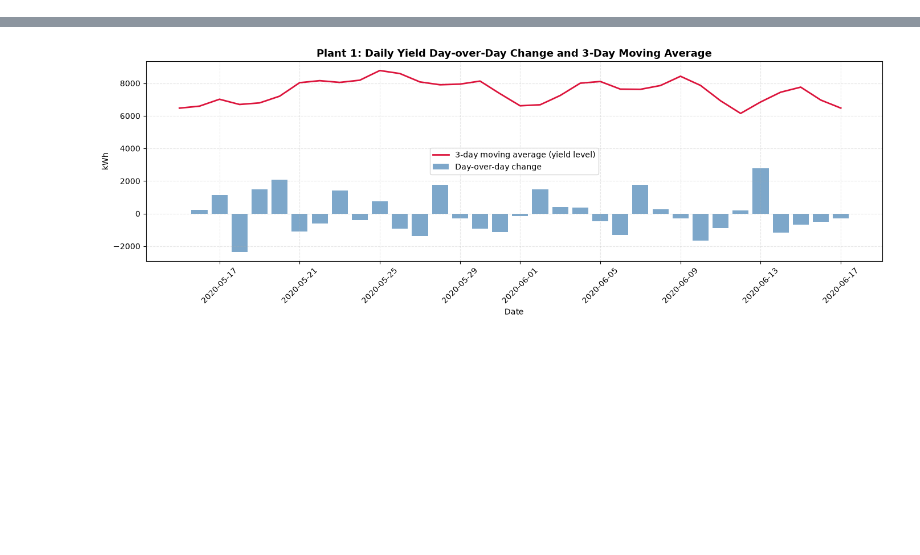
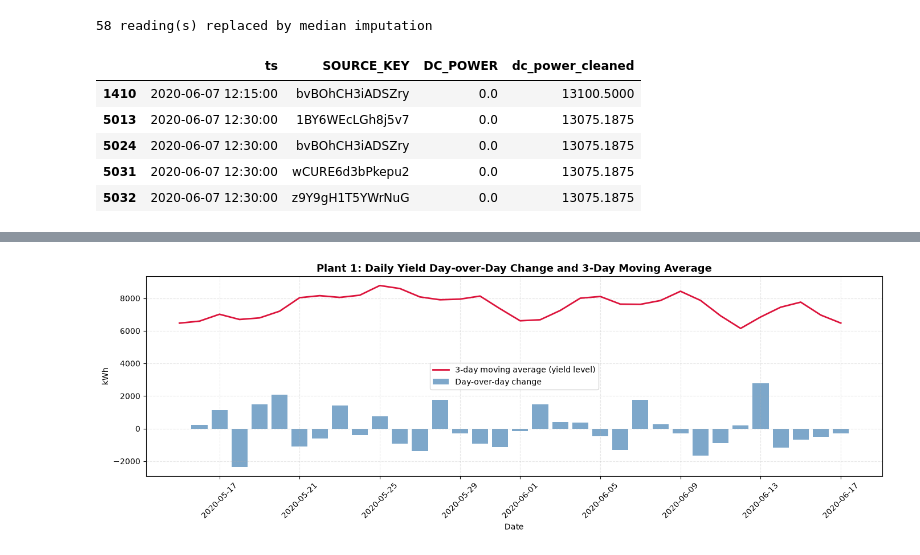
Before and after one commit to tateshita1908/solar-power-forecasting-system, a Jupyter notebook: notebooks/sql_analysis.ipynb, the cells around one changed output, grey strips where cells are left out. Cells and saved outputs as stored; diff of their text form; code cells hidden in the pictures; blank space fills up the shorter version.

```diff
--- a/notebooks/sql_analysis.ipynb
+++ b/notebooks/sql_analysis.ipynb
@@ -49,0 +159,33 @@ joined_df.head()
+# %%
+cleaned_df = con.sql(f"""
+    WITH parsed AS (
+        SELECT
+            strptime(DATE_TIME, '%d-%m-%Y %H:%M') AS ts,
+            SOURCE_KEY, DC_POWER
+        FROM read_csv_auto('{GEN_PATH}')
+    ),
+    with_median AS (
+        SELECT *, MEDIAN(DC_POWER) OVER (PARTITION BY ts) AS healthy_median
+        FROM parsed
+    )
+    SELECT
+        ts, SOURCE_KEY, DC_POWER,
+        CASE
+            WHEN strftime(ts, '%H:%M') BETWEEN '11:00' AND '15:00' AND DC_POWER = 0.0
+            THEN healthy_median
+            ELSE DC_POWER
+        END AS dc_power_cleaned
+    FROM with_median
+""").df()
+
+changed = cleaned_df[cleaned_df['DC_POWER'] != cleaned_df['dc_power_cleaned']]
+print(f"{len(changed)} reading(s) replaced by median imputation")
+changed.head()
+# %% [output]
+58 reading(s) replaced by median imputation
+|  | ts | SOURCE_KEY | DC_POWER | dc_power_cleaned |
+| 1410 | 2020-06-07 12:15:00 | bvBOhCH3iADSZry | 0.0 | 13100.5000 |
+| 5013 | 2020-06-07 12:30:00 | 1BY6WEcLGh8j5v7 | 0.0 | 13075.1875 |
+| 5024 | 2020-06-07 12:30:00 | bvBOhCH3iADSZry | 0.0 | 13075.1875 |
+| 5031 | 2020-06-07 12:30:00 | wCURE6d3bPkepu2 | 0.0 | 13075.1875 |
+| 5032 | 2020-06-07 12:30:00 | z9Y9gH1T5YWrNuG | 0.0 | 13075.1875 |
```
Also changed, not shown: parts of 28 cells of this notebook, 1 other file.
